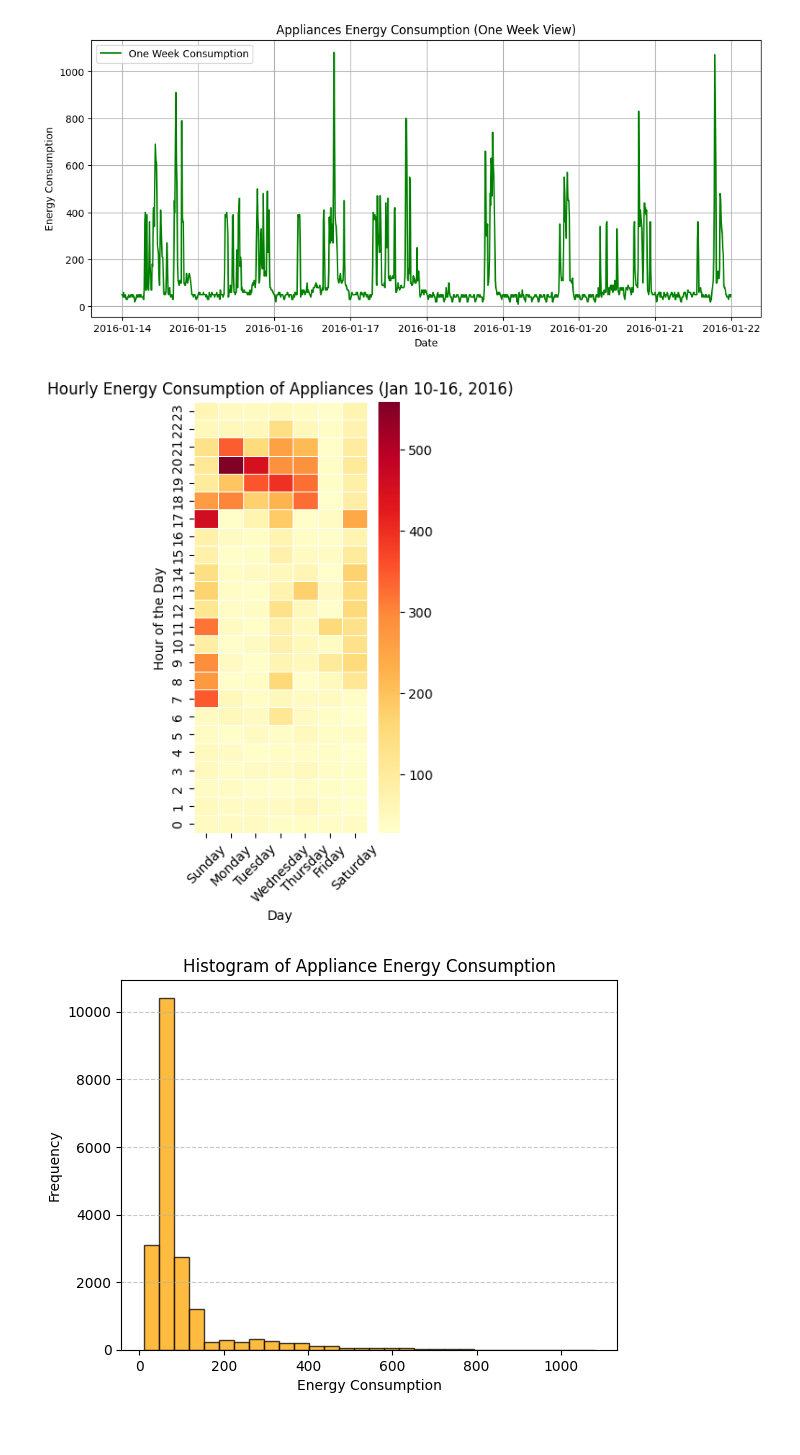
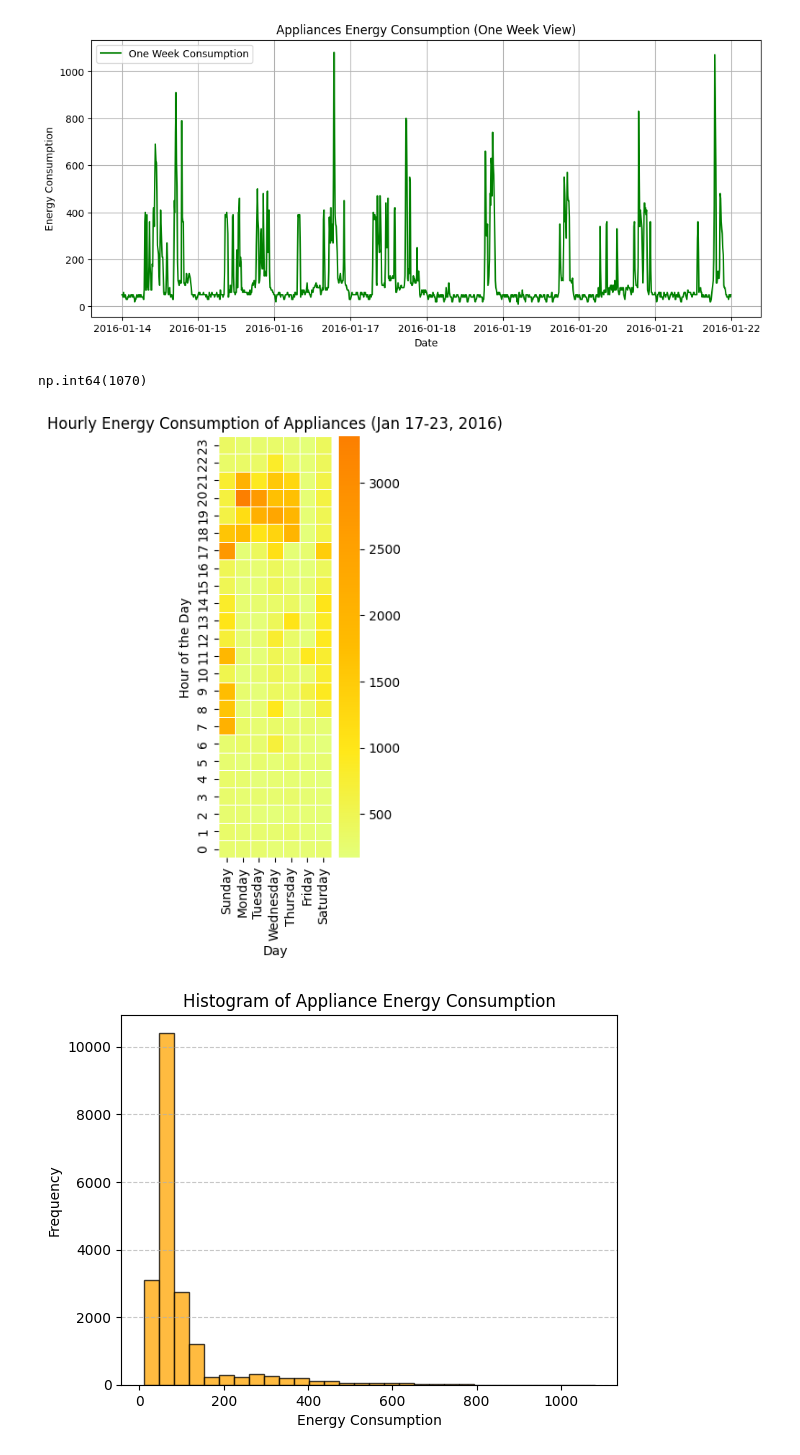
Before and after one commit to nitesh-subedi/ME_592_Assignment1, a Jupyter notebook: problem_2.ipynb, the cells around one changed output. Drawn from its saved outputs; the diff is of its cells as text; code cells hidden in the pictures.

```diff
--- a/problem_2.ipynb
+++ b/problem_2.ipynb
@@ -58,6 +58,10 @@ start_date = "2016-01-17"
 end_date = "2016-01-23"
 df_week = df.loc[start_date:end_date].copy()
 # df_week['date'] = pd.to_datetime(df_week['date'])
+# %%
+df_week["Appliances"].max()
+# %% [output]
+np.int64(1070)
 # %%
 # Reshape data for heatmap: Hourly consumption for each day of the week
 df_week['hour'] = df_week.index.hour
@@ -66,19 +70,19 @@ df_week['day_name'] = pd.to_datetime(df_week['day']).dt.day_name()
 # %%
 days_order = ['Sunday', 'Monday', 'Tuesday', 'Wednesday', 'Thursday', 'Friday', 'Saturday']
 df_week['day_name'] = pd.Categorical(df_week['day_name'], categories=days_order, ordered=True)
-pivot_table = df_week.pivot_table(values='Appliances', index='hour', columns='day_name', aggfunc='mean', observed=False)
+pivot_table = df_week.pivot_table(values='Appliances', index='hour', columns='day_name', aggfunc='sum', observed=False)
 # %%
-pivot_table = pivot_table.iloc[::-1]
+# pivot_table = pivot_table.iloc[::-1]
 # %%
-plt.figure(figsize=(3, 6))
-sns.heatmap(pivot_table, cmap="YlOrRd", annot=False, fmt=".1f", linewidth=0.5)
-plt.title("Hourly Energy Consumption of Appliances (Jan 10-16, 2016)")
+plt.figure(figsize=(2, 6))
+sns.heatmap(pivot_table, cmap="Wistia", annot=False, fmt=".1f", linewidth=0.5)
+plt.title("Hourly Energy Consumption of Appliances (Jan 17-23, 2016)")
 plt.xlabel("Day")
 plt.ylabel("Hour of the Day")
-plt.xticks(rotation=45)
+plt.gca().invert_yaxis()
 plt.show()
 # %% [output]
-[figure, old version]
+[figure, new version]
 # %%
 plt.hist(df['Appliances'], bins=30, color="orange", edgecolor="black", alpha=0.75)
 
```
Also changed, not shown: parts of 4 cells of this notebook, 2 other files.
